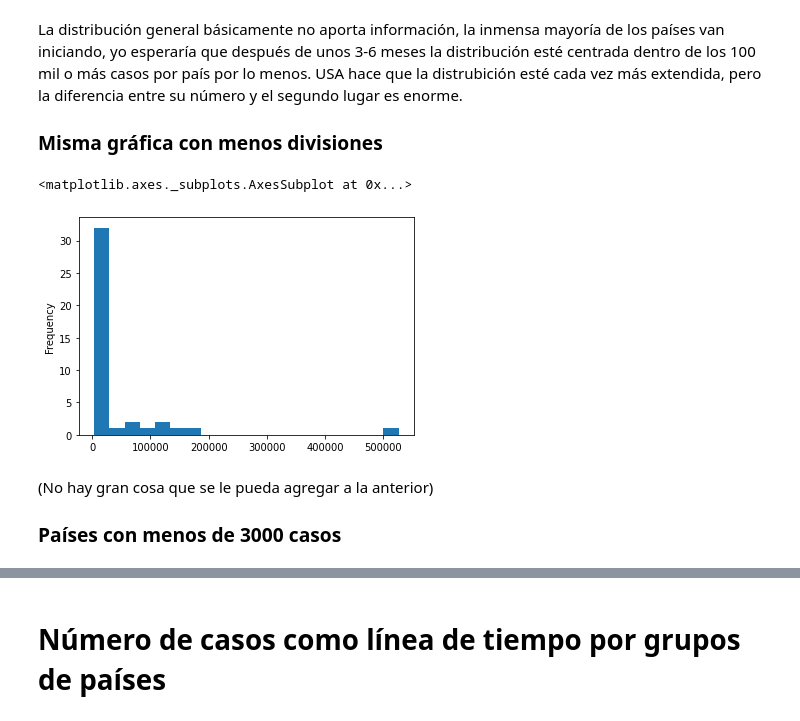
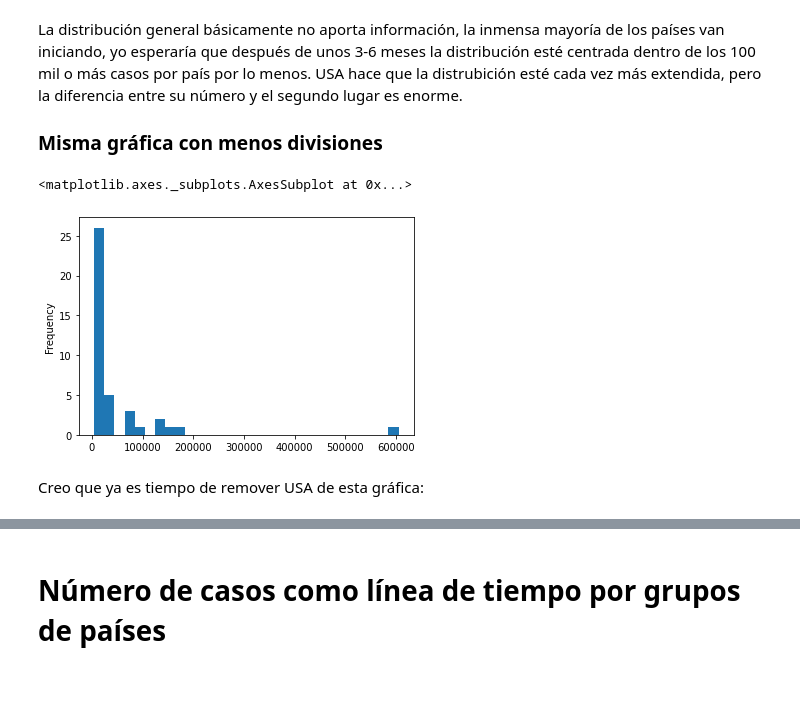
Before and after one commit to garaged/covid19-dataview, a Jupyter notebook: covid-19 pomber data set.ipynb, the cells around one changed output, grey strips where cells are left out. Drawn from its saved outputs; the diff is of its cells as text; code cells hidden in the pictures; blank space fills up the shorter version.

```diff
--- a/covid-19 pomber data set.ipynb
+++ b/covid-19 pomber data set.ipynb
@@ -253,7 +262,7 @@ Afortunadamente el número de casos recuperados va a la alza, y el números de d
 
 Ahora vamos a expulgar un poco más, tomamos el registro más reciente de cada país filtrando los que tienen más de `min_confirmed` casos confirmados para tener el total de cada país:
 # %%
-min_confirmed = 3000
+min_confirmed = 4000
 day = country['Mexico'].index[-1].strftime("%Y-%m-%d") # Last day for any of the countries
 print(day)
 country_day = {}
@@ -352,11 +376,9 @@ La distribución general básicamente no aporta información, la inmensa mayorí
 
 ### Misma gráfica con menos divisiones
 # %%
-country_day_top["confirmed"].plot(kind="hist", bins=20)
+country_day_top["confirmed"].plot(kind="hist", bins=30)
 # %% [output]
 <matplotlib.axes._subplots.AxesSubplot at 0x...>
-[figure, old version]
+[figure, new version]
-# %% [markdown]
-(No hay gran cosa que se le pueda agregar a la anterior)
-
-### Países con menos de 3000 casos
+# %% [markdown]
+Creo que ya es tiempo de remover USA de esta gráfica:
```
Also changed, not shown: parts of 70 cells of this notebook, 2 other files.
